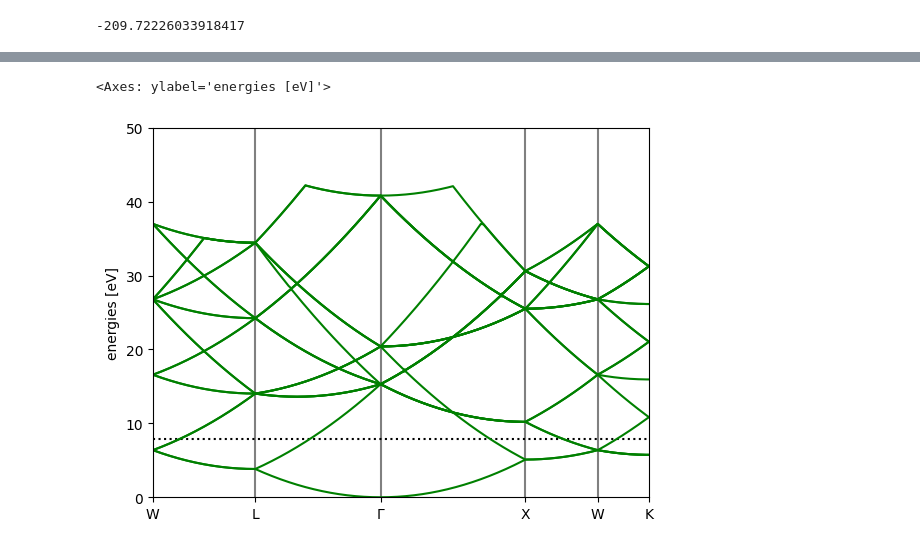
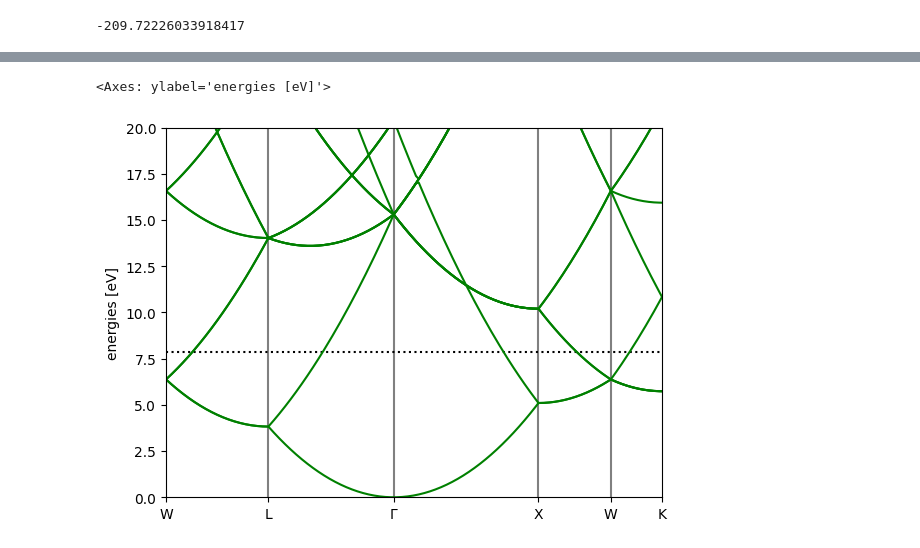
Before and after one commit to fireball-QMD/fireballpy, a Jupyter notebook: examples/bands.ipynb, the cells around one changed output, grey strips where cells are left out. Cells and saved outputs as stored; diff of their text form; code cells hidden in the pictures.

```diff
--- a/examples/bands.ipynb
+++ b/examples/bands.ipynb
@@ -42,14 +40,15 @@ plt.show()
 # %%
 # creates: cu.png
 from ase.build import bulk
 from ase.calculators.test import FreeElectrons
 
 a = bulk('Si')
 
-a.calc = FreeElectrons(nvalence=4,kpts={'path': path, 'npoints': npoints})
+a.calc = FreeElectrons(nvalence=4,
+                       kpts={'path': path, 'npoints': npoints})
 a.get_potential_energy()
 bs = a.calc.band_structure()
-bs.plot(emin=0, emax=50)
+bs.plot(emin=0,emax=20)
 # %% [output]
 <Axes: ylabel='energies [eV]'>
-[figure, old version]
+[figure, new version]
```
Also changed, not shown: parts of 4 cells of this notebook, 3 other files.
